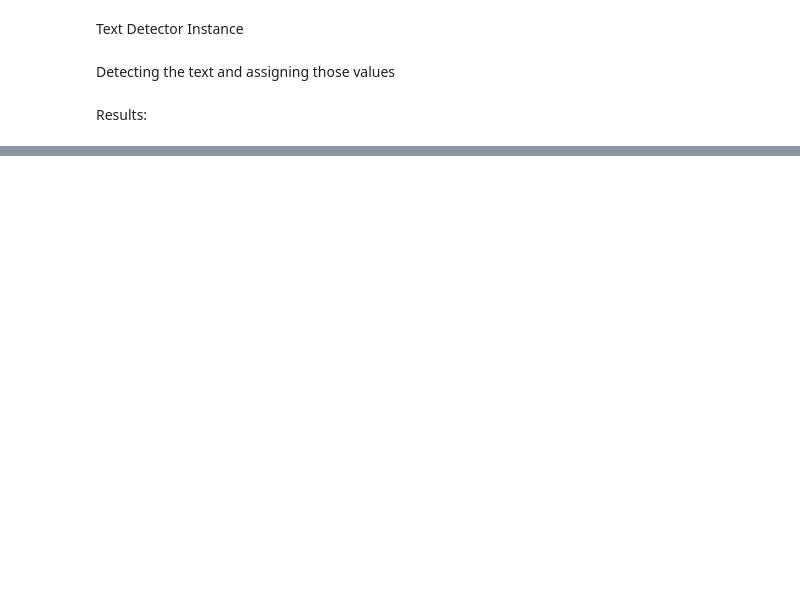
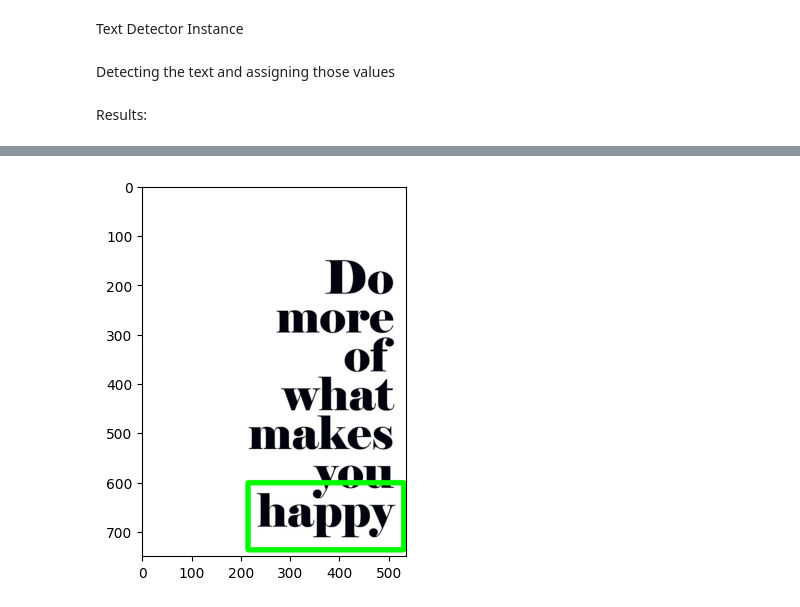
Before and after one commit to ReapredatoR/Text-detection-with-Python-and-Opencv, a Jupyter notebook: main.ipynb, the cells around one changed output, grey strips where cells are left out. Cells and saved outputs as stored; diff of their text form; code cells hidden in the pictures; blank space fills up the shorter version.

```diff
--- a/main.ipynb
+++ b/main.ipynb
@@ -14,3 +10,5 @@ img = cv2.imread(image_path)
+# %%
+img = cv2.imread("images/2.jpg")
 # %% [markdown]
 Text Detector Instance
 # %%
@@ -36,0 +55,5 @@ for t in text:
+# %%
+plt.imshow(img)
+plt.show()
+# %% [output]
+[figure, added]
```
Also changed, not shown: parts of 6 cells of this notebook, 2 other files.
